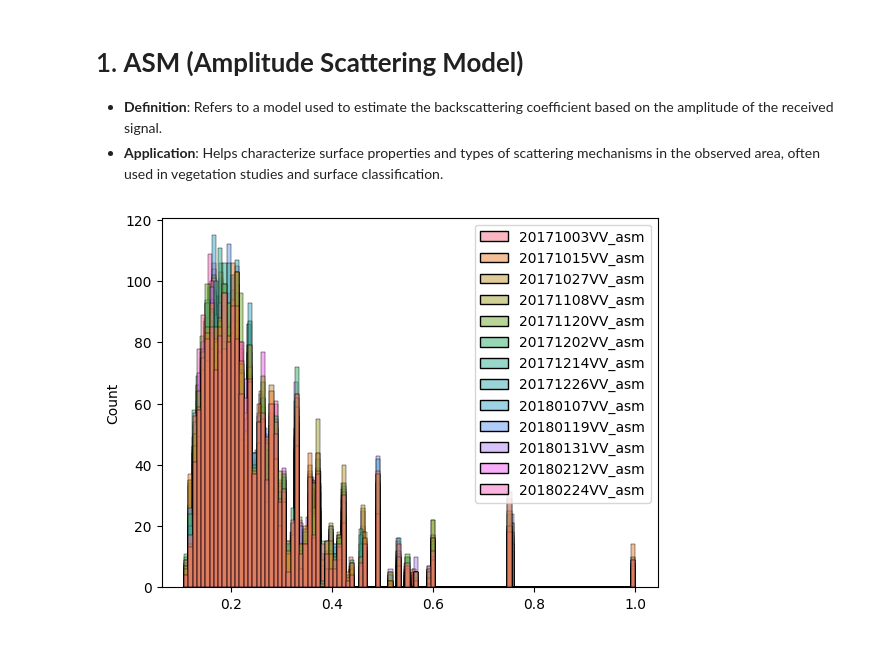
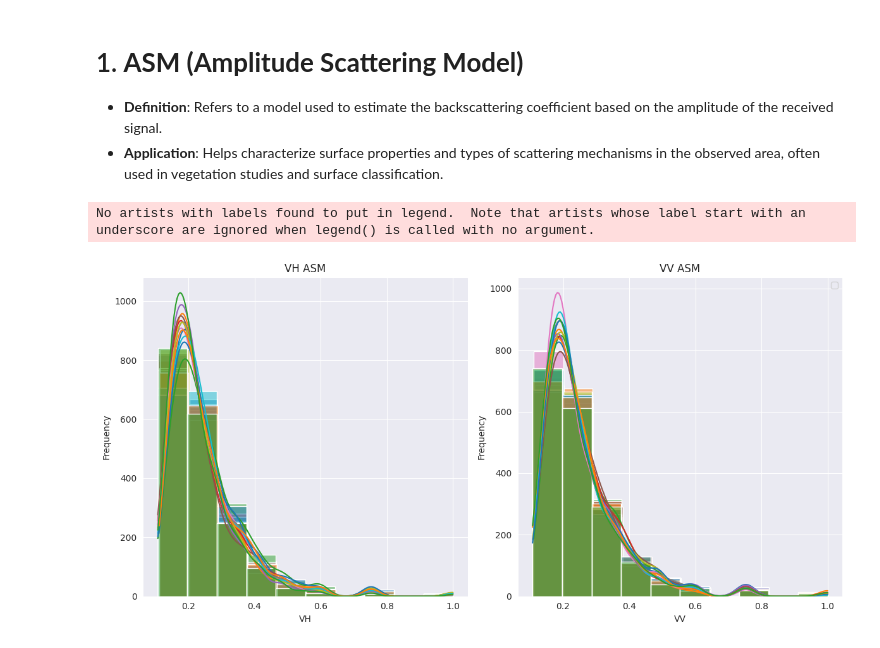
Before and after one commit to MathysVinatier/PMI_detection_TillageLabour, a Jupyter notebook: Datasets/Sentinel1_test.ipynb, the cells around one changed output. Drawn from its saved outputs; the diff is of its cells as text; code cells hidden in the pictures.

```diff
--- a/Datasets/Sentinel1_test.ipynb
+++ b/Datasets/Sentinel1_test.ipynb
@@ -173,9 +192,25 @@ dates = df_sent1.columns[1:-3]
 
 cols_vv_asm = [col for col in dates if 'VV_asm' in col]
 cols_vh_asm = [col for col in dates if 'VH_asm' in col]
-# %%
-sns.histplot(df_sent1[cols_vh_asm])
-sns.histplot(df_sent1[cols_vv_asm])
-plt.show()
-# %% [output]
-[figure, removed]
+# %%
+fig, axes = plt.subplots(nrows=1, ncols=2, figsize=(12, 6))
+
+for col in cols_vh_asm:
+    sns.histplot(df_sent1[col], ax=axes[0], kde=True, bins=10)
+axes[0].set_title('VH ASM')
+axes[0].set_xlabel('VH')
+axes[0].set_ylabel('Frequency')
+
+for col in cols_vv_asm:
+    sns.histplot(df_sent1[col], ax=axes[1], kde=True, bins=10)
+axes[1].set_title('VV ASM')
+axes[1].set_xlabel('VV')
+axes[1].set_ylabel('Frequency')
+
+plt.tight_layout()
+plt.legend()
+
+plt.show()
+# %% [output]
+No artists with labels found to put in legend.  Note that artists whose label start with an underscore are ignored when legend() is called with no argument.
+[figure, added]
```
Also changed, not shown: parts of 5 cells of this notebook.
